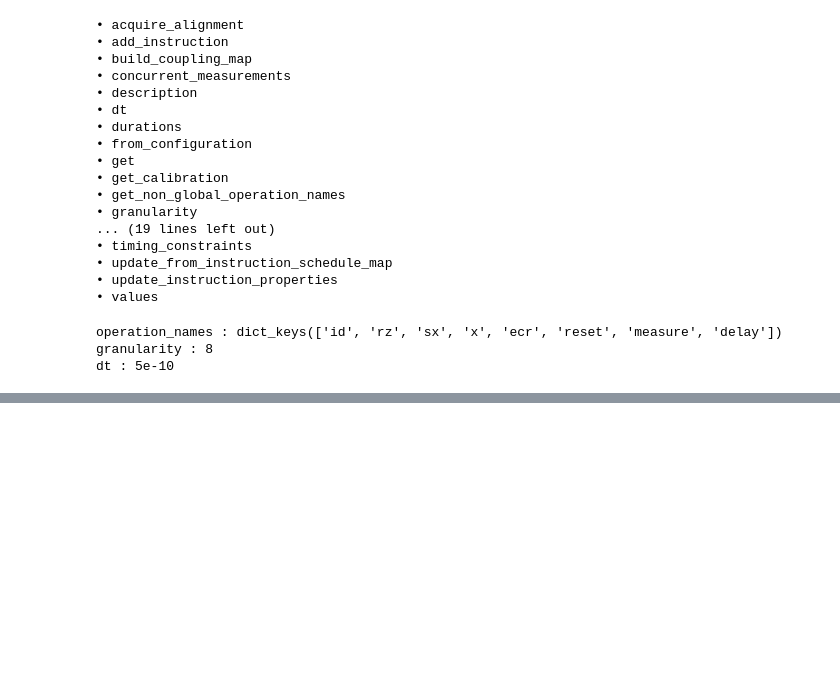
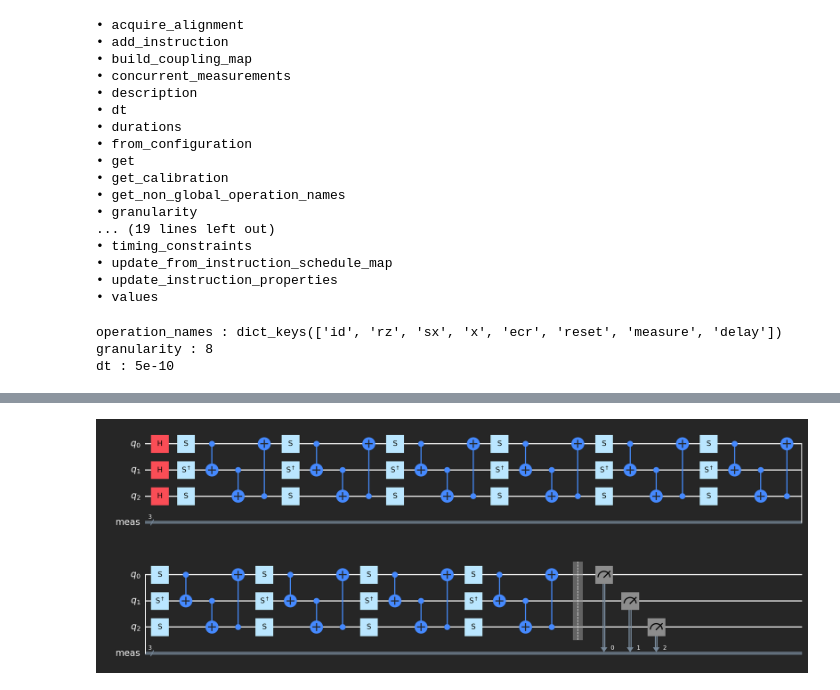
Before and after one commit to Gtortoretto/Quantum-Computing, a Jupyter notebook: 5. Misc/Qiskit Modules/3. Aer Simulator.ipynb, the cells around one changed output, grey strips where cells are left out. Cells and saved outputs as stored; diff of their text form; code cells hidden in the pictures; blank space fills up the shorter version.

```diff
--- a/5. Misc/Qiskit Modules/3. Aer Simulator.ipynb
+++ b/5. Misc/Qiskit Modules/3. Aer Simulator.ipynb
@@ -387,0 +450,31 @@ dt : 5e-10
+# %%
+def clifford_qc(num_qubits: int, depth: int):
+
+    qc = QuantumCircuit(num_qubits)
+
+    qc.h(range(num_qubits))
+
+    for level in range(depth):
+
+        for i in range(num_qubits):
+
+            if i % 2 == 0:
+                qc.s(i)
+
+            else:
+                qc.sdg(i)
+
+        for i in range(num_qubits - 1):
+            qc.cx(i, i + 1)
+
+        qc.cx(num_qubits - 1, 0)
+
+    qc.measure_all()
+
+    return qc
+# %%
+qc = clifford_qc(3, 10)
+
+qc.draw()
+# %% [output]
+[figure, added]
```
Also changed, not shown: parts of 25 cells of this notebook.
